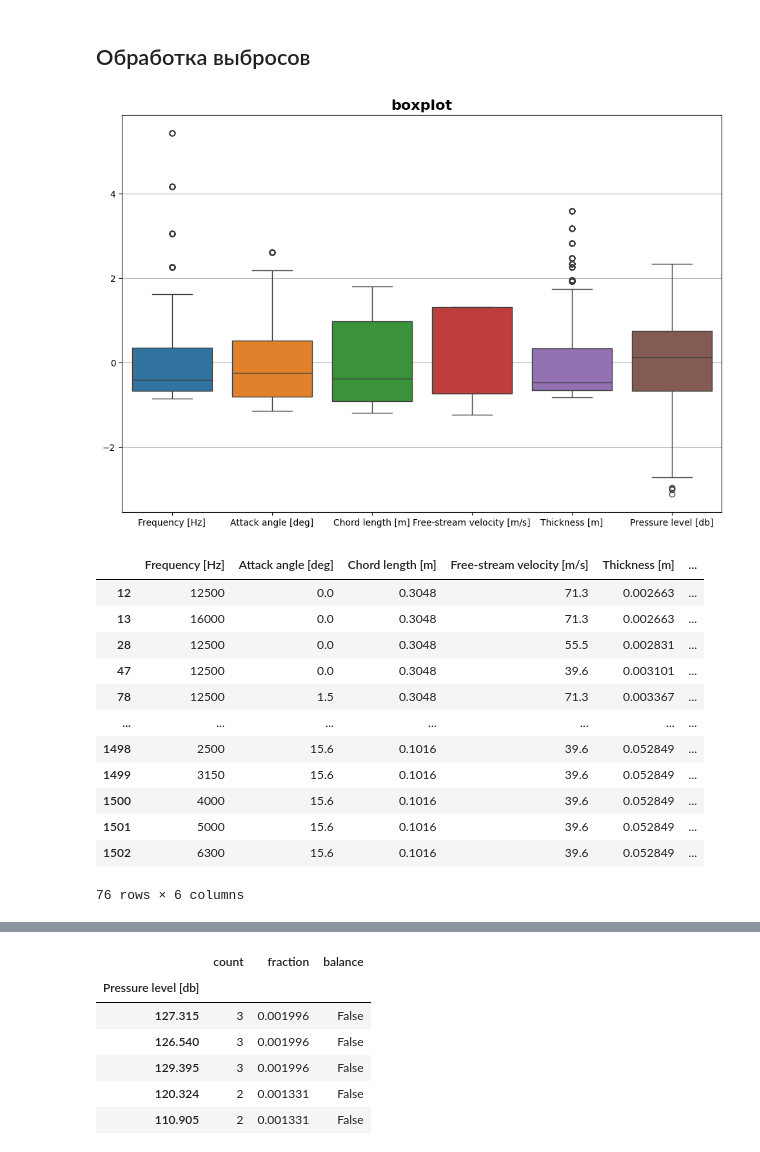
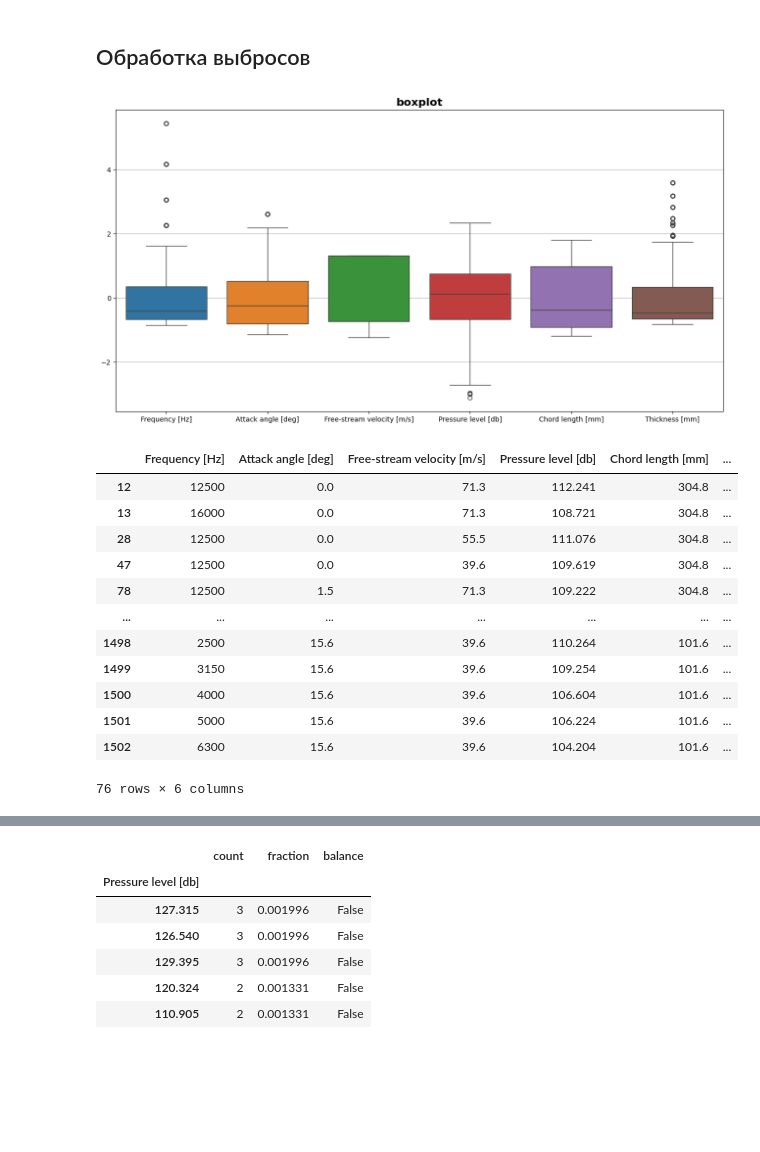
Before and after one commit to ParkhomenkoDV/airfoil_noise, a Jupyter notebook: airfoil_noise.ipynb, the cells around one changed output, grey strips where cells are left out. Cells and saved outputs as stored; diff of their text form; code cells hidden in the pictures; blank space fills up the shorter version.

```diff
--- a/airfoil_noise.ipynb
+++ b/airfoil_noise.ipynb
@@ -152,3 +152,8 @@ df[df.duplicated()].shape
 (0, 6)
 # %% [markdown]
 ## Выделение признаков
+# %%
+df['Chord length [mm]'] = df['Chord length [m]'] * 1000
+df['Thickness [mm]'] = df['Thickness [m]'] * 1000
+# %%
+df.drop(['Chord length [m]', 'Thickness [m]'], axis=1, inplace=True)
@@ -155,24 +176,24 @@ df[df.duplicated()].shape
 # %% [markdown]
 ## Обработка выбросов
 # %%
-df.boxplot(scale=True, figsize=(12, 8), widths=1);
+df.boxplot(scale=True, figsize=(16, 8))
 # %% [output]
-[figure, old version]
+[figure, new version]
 # %%
 df.detect_outliers('sigma')
 # %% [output]
-|  | Frequency [Hz] | Attack angle [deg] | Chord length [m] | Free-stream velocity [m/s] | Thickness [m] | ... |
-| 12 | 12500 | 0.0 | 0.3048 | 71.3 | 0.002663 | ... |
-| 13 | 16000 | 0.0 | 0.3048 | 71.3 | 0.002663 | ... |
-| 28 | 12500 | 0.0 | 0.3048 | 55.5 | 0.002831 | ... |
-| 47 | 12500 | 0.0 | 0.3048 | 39.6 | 0.003101 | ... |
-| 78 | 12500 | 1.5 | 0.3048 | 71.3 | 0.003367 | ... |
+|  | Frequency [Hz] | Attack angle [deg] | Free-stream velocity [m/s] | Pressure level [db] | Chord length [mm] | ... |
+| 12 | 12500 | 0.0 | 71.3 | 112.241 | 304.8 | ... |
+| 13 | 16000 | 0.0 | 71.3 | 108.721 | 304.8 | ... |
+| 28 | 12500 | 0.0 | 55.5 | 111.076 | 304.8 | ... |
+| 47 | 12500 | 0.0 | 39.6 | 109.619 | 304.8 | ... |
+| 78 | 12500 | 1.5 | 71.3 | 109.222 | 304.8 | ... |
 | ... | ... | ... | ... | ... | ... | ... |
-| 1498 | 2500 | 15.6 | 0.1016 | 39.6 | 0.052849 | ... |
-| 1499 | 3150 | 15.6 | 0.1016 | 39.6 | 0.052849 | ... |
-| 1500 | 4000 | 15.6 | 0.1016 | 39.6 | 0.052849 | ... |
-| 1501 | 5000 | 15.6 | 0.1016 | 39.6 | 0.052849 | ... |
-| 1502 | 6300 | 15.6 | 0.1016 | 39.6 | 0.052849 | ... |
+| 1498 | 2500 | 15.6 | 39.6 | 110.264 | 101.6 | ... |
+| 1499 | 3150 | 15.6 | 39.6 | 109.254 | 101.6 | ... |
+| 1500 | 4000 | 15.6 | 39.6 | 106.604 | 101.6 | ... |
+| 1501 | 5000 | 15.6 | 39.6 | 106.224 | 101.6 | ... |
+| 1502 | 6300 | 15.6 | 39.6 | 104.204 | 101.6 | ... |
 76 rows × 6 columns
 # %%
 #df = df.drop(detect_outliers(df, 'sigma').index)
```
Also changed, not shown: parts of 126 cells of this notebook, 1 other file.
